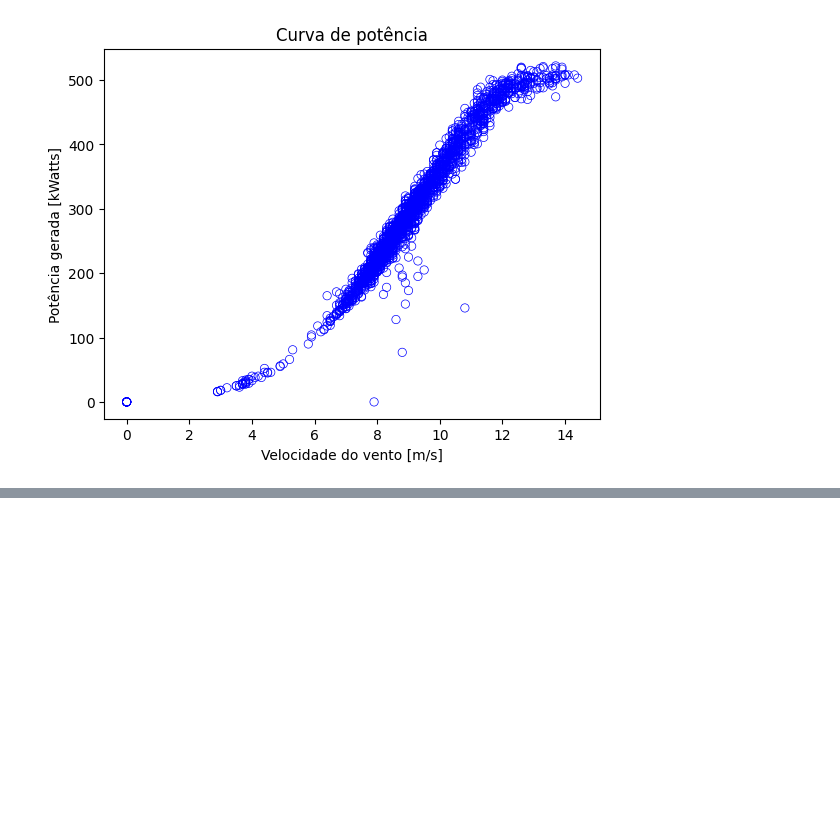
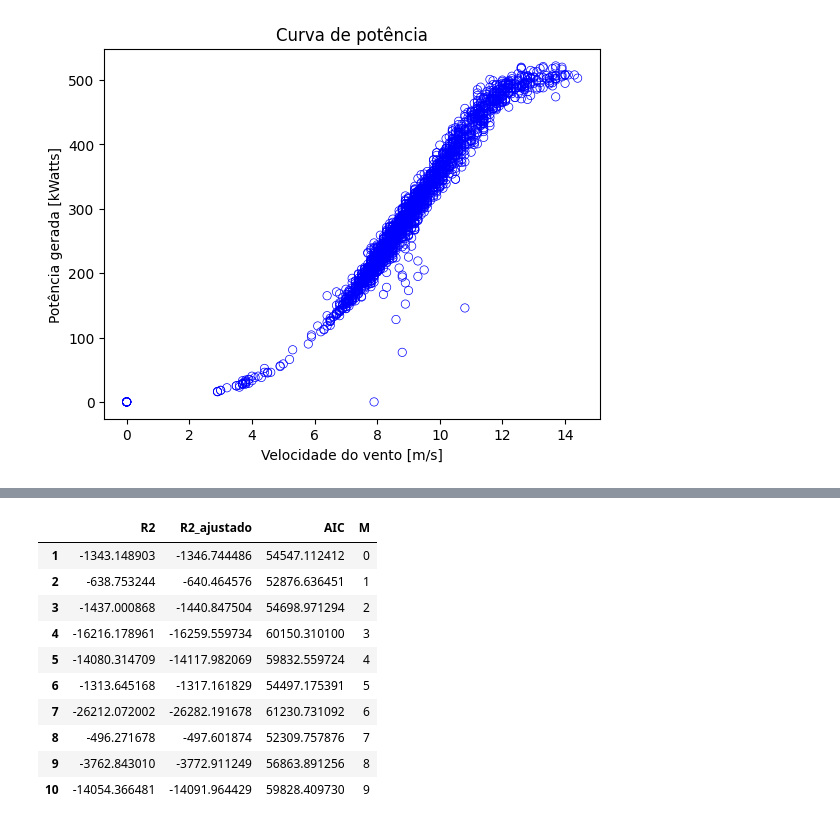
Before and after one commit to rmouram/ica_trabalho, a Jupyter notebook: tc2/q2.ipynb, the cells around one changed output, grey strips where cells are left out. Drawn from its saved outputs; the diff is of its cells as text; code cells hidden in the pictures; blank space fills up the shorter version.

```diff
--- a/tc2/q2.ipynb
+++ b/tc2/q2.ipynb
@@ -100 +131,17 @@ Best fitness: 600654677059.9286
 ... (18 outputs left out)
+# %%
+# Cria o DataFrame com os valores de x, y e t e define os índices como os valores de k
+data = pd.DataFrame(data_values, columns=['R2', 'R2_ajustado', 'AIC', 'M'], index=range(1, 11))
+data
+# %% [output]
+|  | R2 | R2_ajustado | AIC | M |
+| 1 | -1343.148903 | -1346.744486 | 54547.112412 | 0 |
+| 2 | -638.753244 | -640.464576 | 52876.636451 | 1 |
+| 3 | -1437.000868 | -1440.847504 | 54698.971294 | 2 |
+| 4 | -16216.178961 | -16259.559734 | 60150.310100 | 3 |
+| 5 | -14080.314709 | -14117.982069 | 59832.559724 | 4 |
+| 6 | -1313.645168 | -1317.161829 | 54497.175391 | 5 |
+| 7 | -26212.072002 | -26282.191678 | 61230.731092 | 6 |
+| 8 | -496.271678 | -497.601874 | 52309.757876 | 7 |
+| 9 | -3762.843010 | -3772.911249 | 56863.891256 | 8 |
+| 10 | -14054.366481 | -14091.964429 | 59828.409730 | 9 |
```
Also changed, not shown: parts of 9 cells of this notebook, 53 other files.
